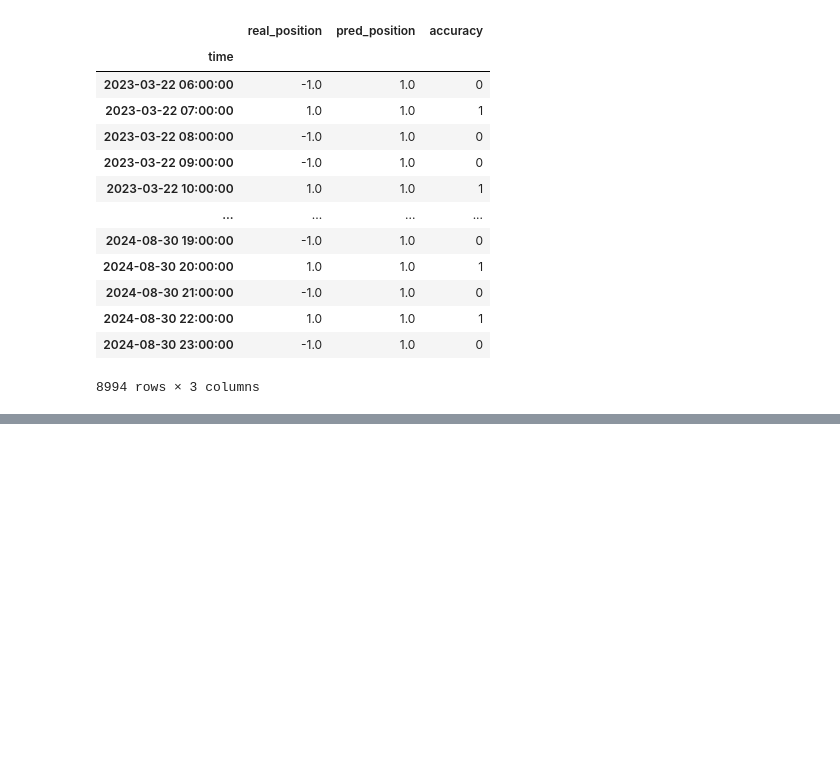
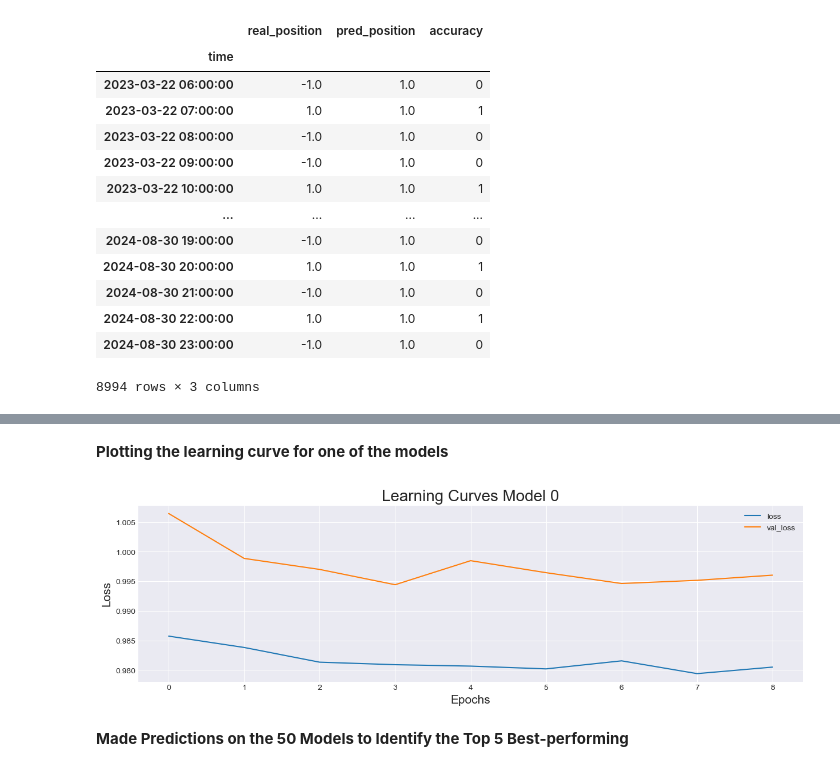
Before and after one commit to YarosInter/Time-Series-Dense-Neural-Network, a Jupyter notebook: Dense_Layer_Neural_Network.ipynb, the cells around one changed output, grey strips where cells are left out. Drawn from its saved outputs; the diff is of its cells as text; code cells hidden in the pictures; blank space fills up the shorter version.

```diff
--- a/Dense_Layer_Neural_Network.ipynb
+++ b/Dense_Layer_Neural_Network.ipynb
@@ -456,0 +477,30 @@ Model has an accuracy of: 49.68%
+# %%
+def run_dnn(p_model_name, p_history, layers=3, p_epochs=50, lr=0.001, ptn=5):
+
+    hidden_layers = layers
+    p_model_name = Sequential(name=p_model_name)
+
+    p_model_name.add(Dense(64, input_shape=(X_train_scaled.shape[1],), name="input_layer"))
+
+    # hidden layers
+    for i in range(0, hidden_layers):
+        p_model_name.add(Dense(64, activation="relu", name=f"hidden_layer_{i}"))
+        p_model_name.add(Dropout(0.25, name=f"dropout_layer_{i}"))
+
+    p_model_name.add(Dense(1, activation="linear", name="output_layer"))
+
+    checkpoint_callback = create_model_checkpoint(p_model_name.name)
+    early_stopping = EarlyStopping(monitor="val_loss", patience=ptn, verbose=1)
+
+    p_model_name.compile(loss="mae", optimizer=Adam(learning_rate=lr), metrics=["mae","mse"])
+
+    # Validation data has been added to monitor performance on a separate validation set
+    p_history = p_model_name.fit(X_train_scaled, np.sign(y_train),
+                                   validation_data=(X_val_scaled, np.sign(y_val)),
+                                   batch_size=128,
+                                   epochs=p_epochs,
+                                   verbose=0,
+                                   callbacks=[checkpoint_callback, early_stopping]
+                                  )
+
+    return p_history
@@ -456,0 +512,5 @@ Model has an accuracy of: 49.68%
+# %%
+history_records = []
+for i in tqdm(range(50)):
+    history_model = run_dnn(f"model_{i}", f"history_model_{i}")
+    history_records.append(history_model)
@@ -456,0 +531,13 @@ Model has an accuracy of: 49.68%
+# %% [markdown]
+**Plotting the learning curve for one of the models**
+# %%
+# Plotting the learning curves after inplementing EarlyStopping
+pd.DataFrame(history_records[0].history)[["loss", "val_loss"]].plot(figsize=(15, 4))
+plt.title("Learning Curves Model 0", fontsize=20)
+plt.xlabel("Epochs", fontsize=15)
+plt.ylabel("Loss", fontsize=15)
+plt.show()
+# %% [output]
+[figure, added]
+# %% [markdown]
+**Made Predictions on the 50 Models to Identify the Top 5 Best-performing**
```
Also changed, not shown: parts of 27 cells of this notebook, 50 other files.
